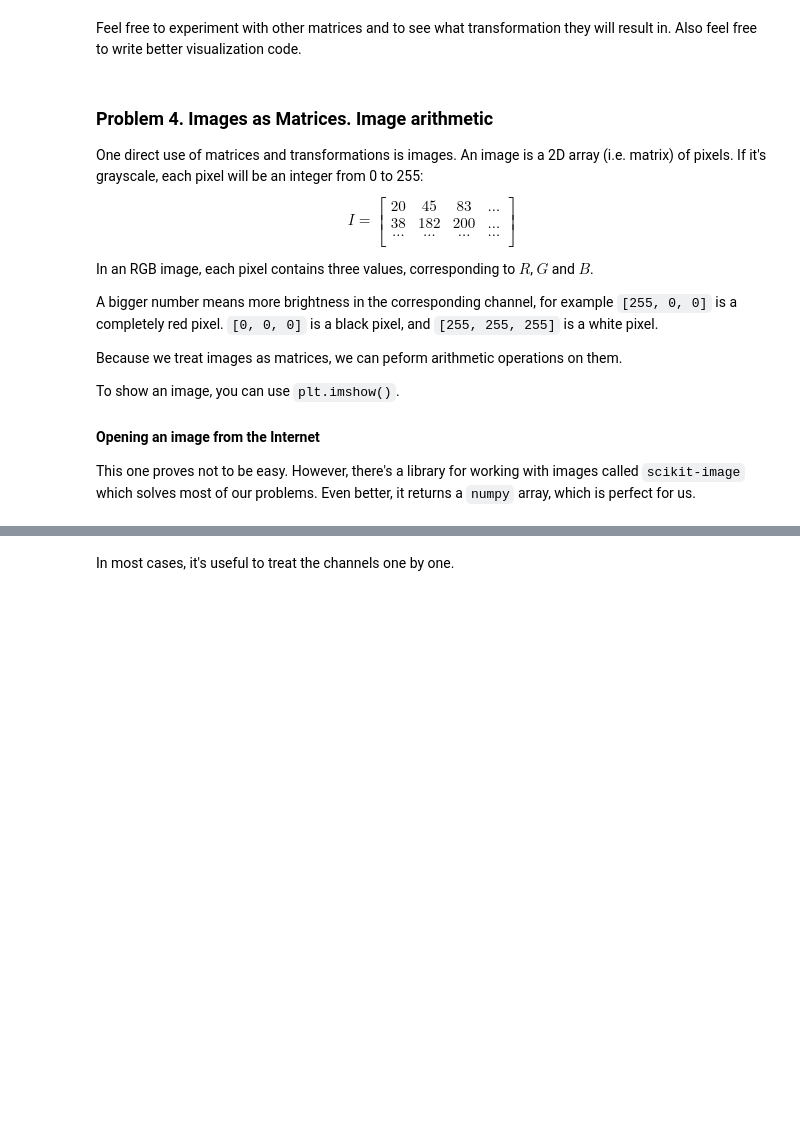
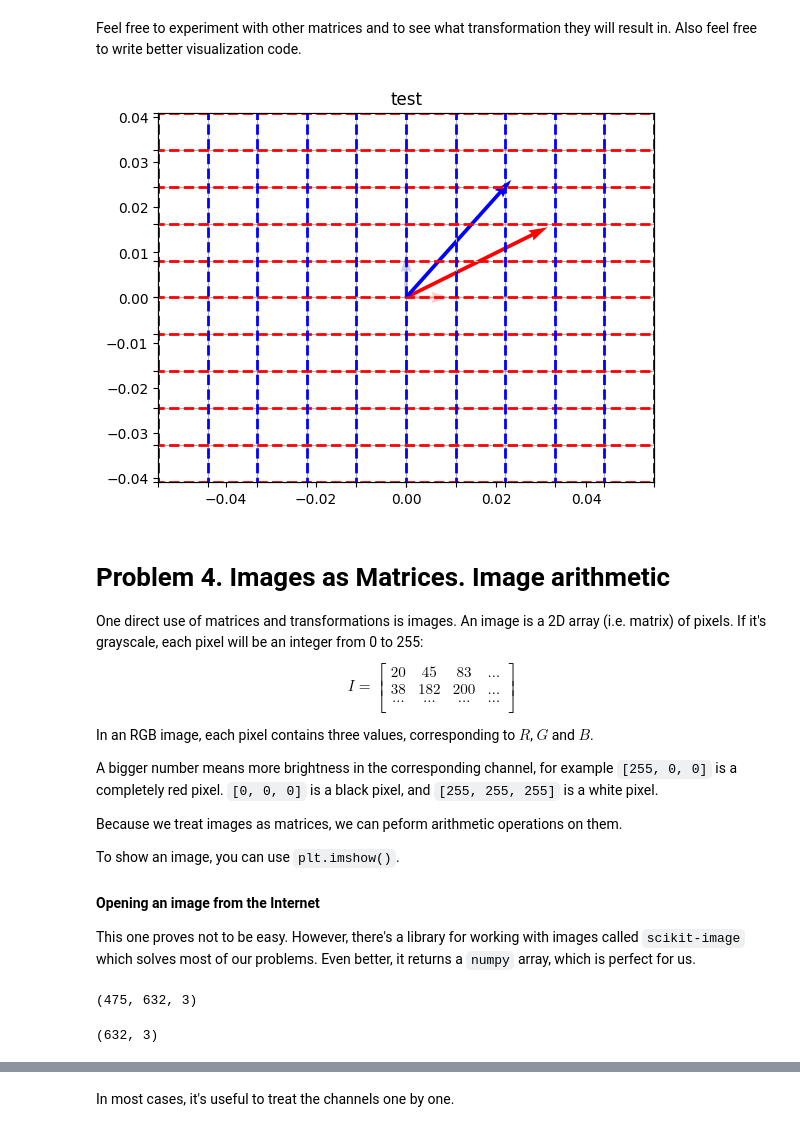
Before and after one commit to BoykoPetevBoev/SoftUni-Math-Concepts-for-Developers-March-2022, a Jupyter notebook: 06. Linear-Algebra-Exercise/Linear Algebra Exercise.ipynb, the cells around one changed output, grey strips where cells are left out. Saved outputs shown, nothing was run; the diff lists cells and outputs as text; code cells hidden in the pictures; blank space fills up the shorter version.

```diff
--- a/06. Linear-Algebra-Exercise/Linear Algebra Exercise.ipynb
+++ b/06. Linear-Algebra-Exercise/Linear Algebra Exercise.ipynb
@@ -367,5 +415,16 @@ Feel free to experiment with other matrices and to see what transformation they
+# %%
+# Write your code here
+matrix = [
+    [1, 0, 2],
+    [0, 1, 2],
+    [0, 0, 1],
+]
+
+visualize_transformation(matrix, "test")
+# %% [output]
+[figure, added]
 # %% [markdown]
-### Problem 4. Images as Matrices. Image arithmetic
+# Problem 4. Images as Matrices. Image arithmetic
 One direct use of matrices and transformations is images. An image is a 2D array (i.e. matrix) of pixels. If it's grayscale, each pixel will be an integer from 0 to 255:
 $$ I=\begin{bmatrix}
 20 & 45 & 83 & \dots \\
@@ -390,5 +449,13 @@ def read_image(url):
 # %%
 cat_image_url = "https://d17fnq9dkz9hgj.cloudfront.net/uploads/2012/11/140272627-grooming-needs-senior-cat-632x475.jpg"
 cat_image = read_image(cat_image_url)
+# %%
+cat_image.shape
+# %% [output]
+(475, 632, 3)
+# %%
+cat_image[0].shape
+# %% [output]
+(632, 3)
 # %%
 cat_image[0][0] # First pixel
```
Also changed, not shown: parts of 26 cells of this notebook.
